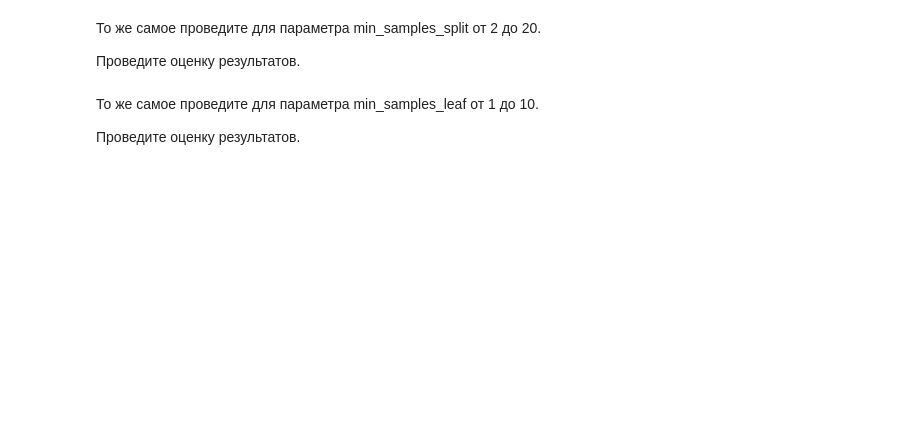
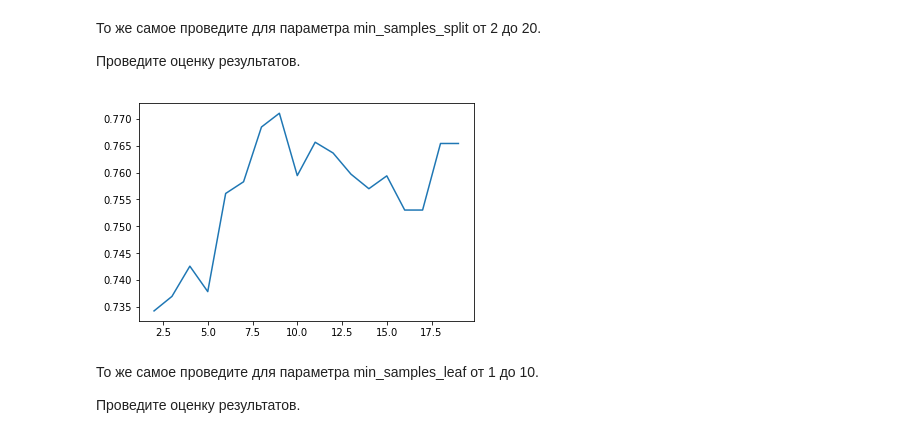
Before and after one commit to Tsypaev/PythonLabs, a Jupyter notebook: practics/lab3_decision_tree/lab_tree.ipynb, the cells around one changed output. Saved outputs shown, nothing was run; the diff lists cells and outputs as text; code cells hidden in the pictures; blank space fills up the shorter version.

```diff
--- a/practics/lab3_decision_tree/lab_tree.ipynb
+++ b/practics/lab3_decision_tree/lab_tree.ipynb
@@ -140,6 +301,16 @@ from sklearn.model_selection import GridSearchCV
 То же самое проведите для параметра min_samples_split от 2 до 20.
 
 Проведите оценку результатов.
+# %%
+parameters_2 = {'min_samples_split': range(2, 20)}
+f2 = GridSearchCV(model, parameters_2, cv=5, scoring='f1_weighted', return_train_score=False)
+f2.fit(X, y)
+results_2 = f2.cv_results_
+
+plt.plot(range(2, 20), results_2['mean_test_score'])
+plt.show()
+# %% [output]
+[figure, added]
 # %% [markdown]
 То же самое проведите для параметра min_samples_leaf от 1 до 10.
 
```
Also changed, not shown: parts of 21 cells of this notebook.
